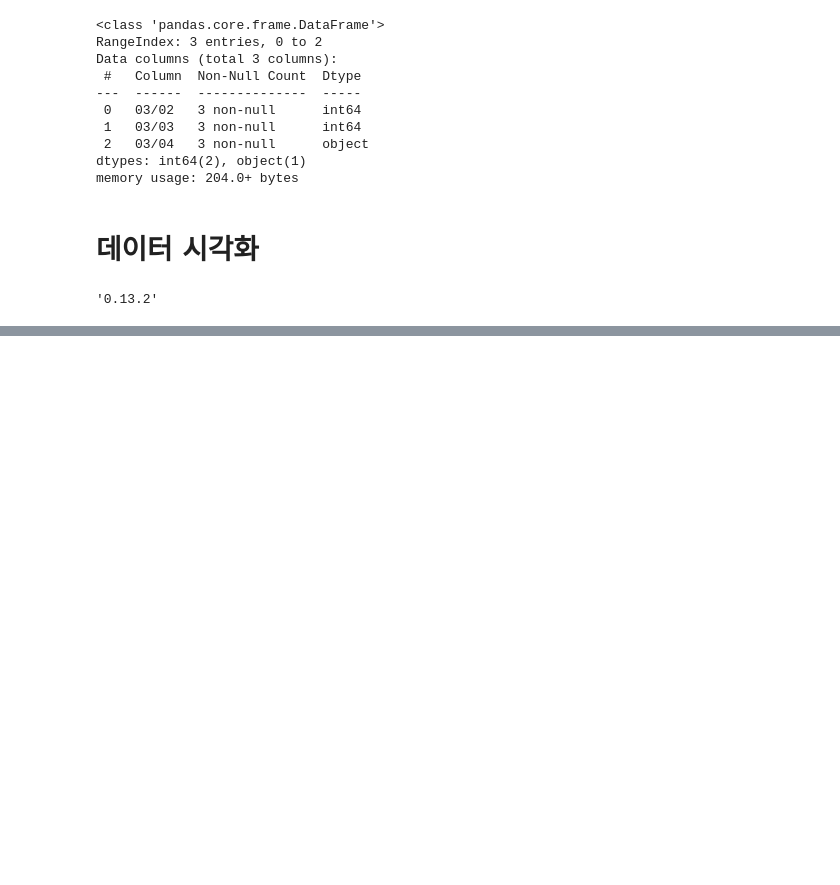
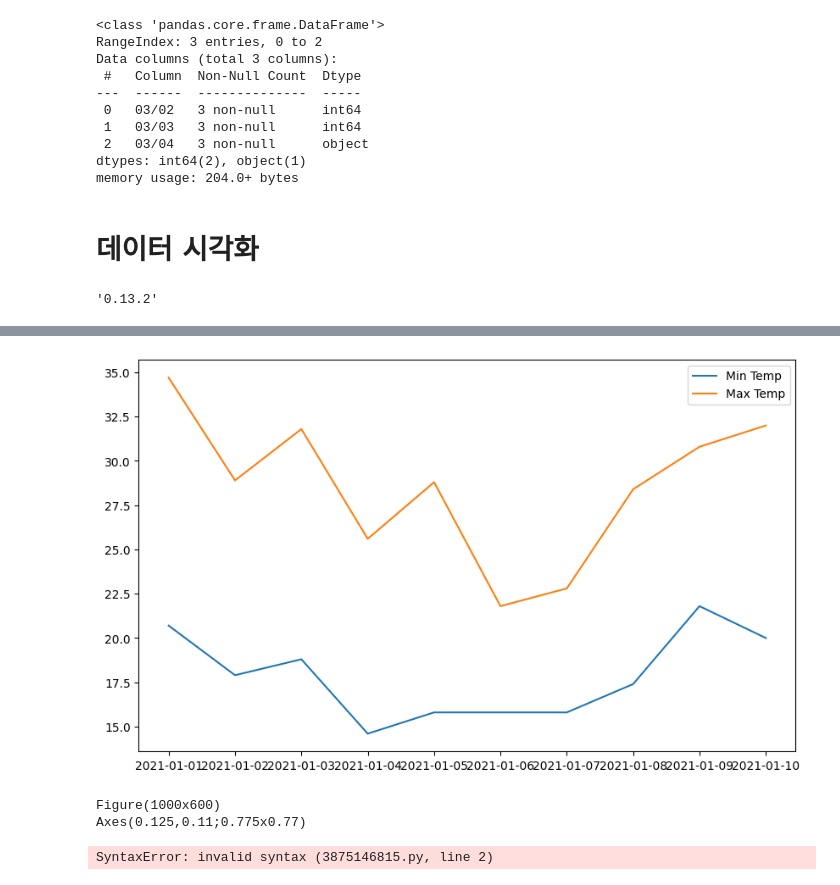
Before and after one commit to dsleslie/Archiving, a Jupyter notebook: IMDGB/step02_ds_basic/241001_lecture.ipynb, the cells around one changed output, grey strips where cells are left out. Saved outputs shown, nothing was run; the diff lists cells and outputs as text; code cells hidden in the pictures; blank space fills up the shorter version.

```diff
--- a/IMDGB/step02_ds_basic/241001_lecture.ipynb
+++ b/IMDGB/step02_ds_basic/241001_lecture.ipynb
@@ -88,0 +114,14 @@ sns.__version__
+# %%
+fig, ax = plt.subplots(nrows = 1, ncols = 1, figsize=(10, 6))
+ax.plot(dates, min_temperature, label = "Min Temp")
+ax.plot(dates, max_temperature, label = "Max Temp")
+ax.legend()
+plt.show()
+# %% [output]
+[figure, added]
+# %%
+print(fig)
+print(ax)
+# %% [output]
+Figure(1000x600)
+Axes(0.125,0.11;0.775x0.77)
@@ -88,0 +131,8 @@ sns.__version__
+# %%
+# Yahoo API에서 무료 주식 데이터 가져오기
+pip install yfinance
+import yfinance as yf
+data = yf.download("AAPL", start = "2020-01-01", end="2024-09-30")
+data
+# %% [output]
+SyntaxError: invalid syntax (3875146815.py, line 2)
```
Also changed, not shown: parts of 4 cells of this notebook, 2 other files.
